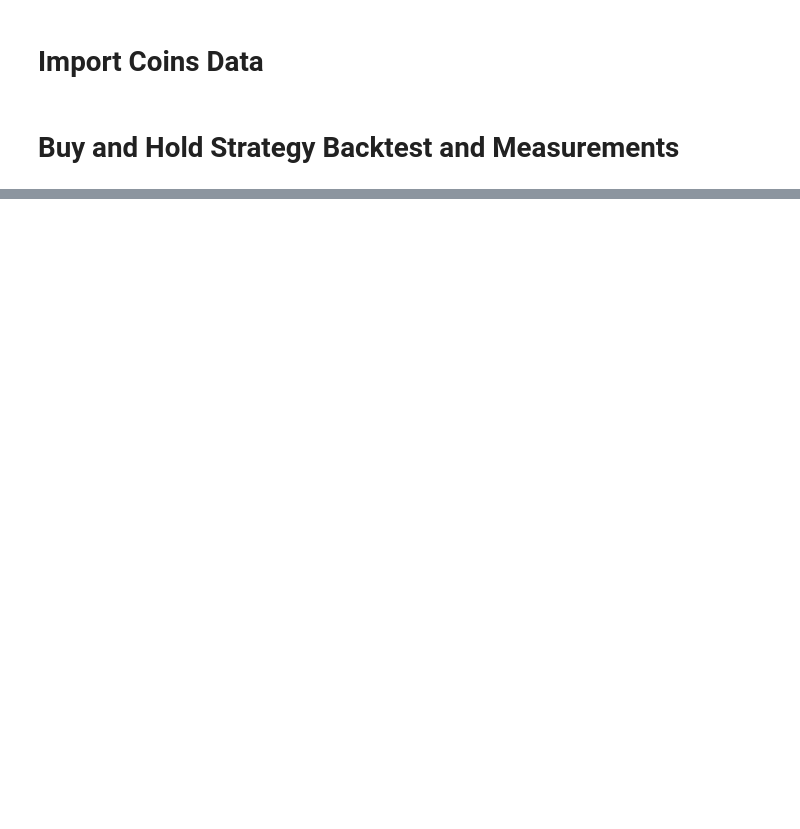
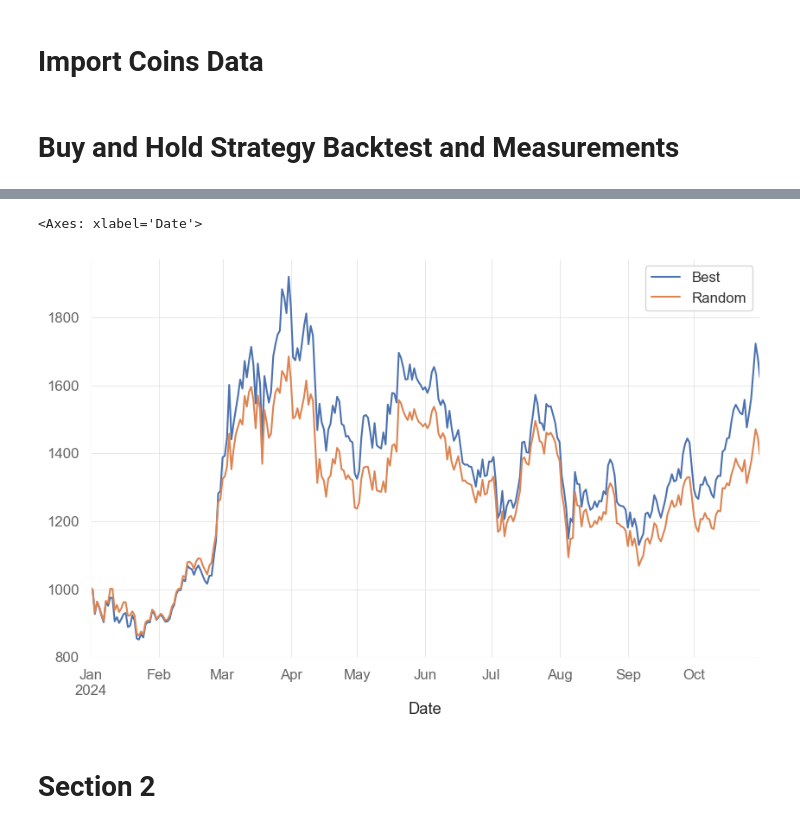
Before and after one commit to K-T-P/Trading-Algorithms-Course, a Jupyter notebook: HW6/HW6.ipynb, the cells around one changed output, grey strips where cells are left out. Drawn from its saved outputs; the diff is of its cells as text; code cells hidden in the pictures; blank space fills up the shorter version.

Commit message:
Section 1 is completed.

```diff
--- a/HW6/HW6.ipynb
+++ b/HW6/HW6.ipynb
@@ -73,0 +127,15 @@ dtype: float64
+# %%
+backtest_rand_weight = generate_random_weight(coins)
+
+random_weight_result = backtest(prices_df, 1000, backtest_rand_weight)
+random_weight_result.columns = ["Random"]
+best_weight_result = backtest(prices_df, 1000, best_weights)
+best_weight_result.columns = ["Best"]
+# %%
+final_result = pd.concat([best_weight_result, random_weight_result], axis=1)
+final_result.plot()
+# %% [output]
+<Axes: xlabel='Date'>
+[figure, added]
+# %% [markdown]
+# Section 2
```
Also changed, not shown: parts of 14 cells of this notebook.
